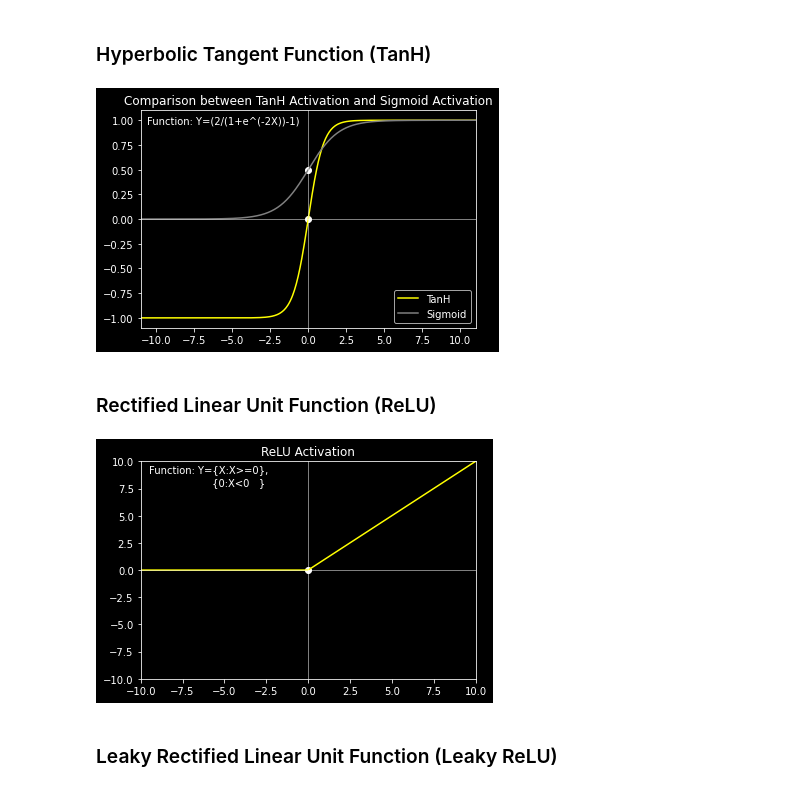
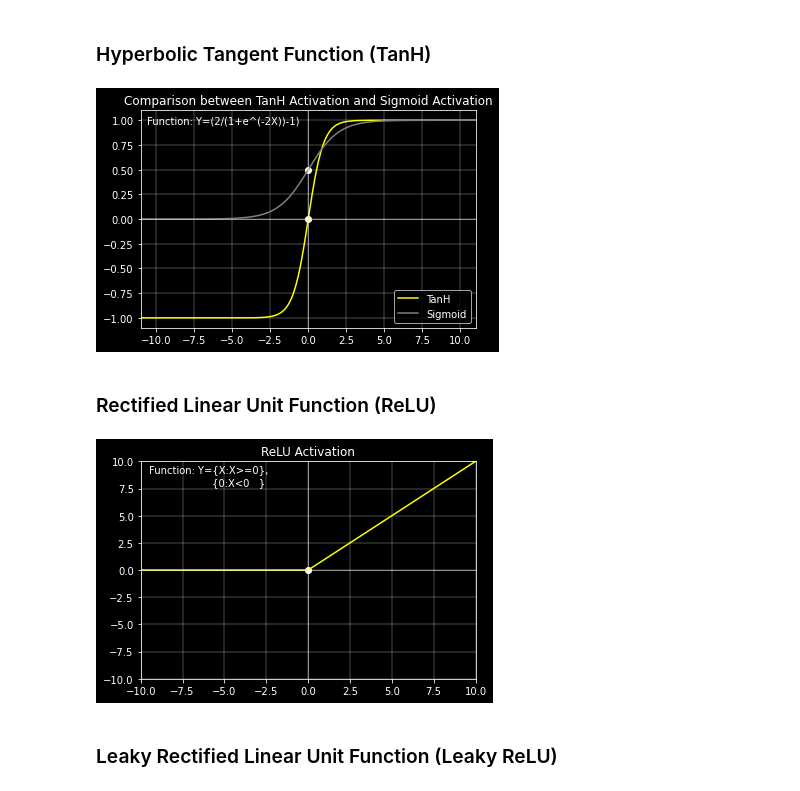
Before and after one commit to Diacod-I/ActivateFunk, a Jupyter notebook: Activate.ipynb, the cells around one changed output. Saved outputs shown, nothing was run; the diff lists cells and outputs as text; code cells hidden in the pictures.

```diff
--- a/Activate.ipynb
+++ b/Activate.ipynb
@@ -70,20 +73,21 @@ SoftMax Activation is used for multiclass classifcation problems. This is used i
 # %%
 f=np.vectorize(lambda x:(2/(1+exp(-2*x))-1))
 plt.title("Comparison between TanH Activation and Sigmoid Activation")
 plt.plot(x,f(x),c='yellow')
 g = np.vectorize(lambda x: 1/(1+exp(-x)))
 plt.plot(x,g(x),c='grey')
 plt.scatter(0,0,c='white')
 plt.axhline(0, color='white', linewidth=.5)
 plt.axvline(0, color='white', linewidth=.5)
 plt.scatter(0,g(0),c='white')
 plt.xlim(-11,11)
 plt.ylim(-1.1,1.1)
 plt.text(-10.6,0.97,"Function: Y=(2/(1+e^(-2X))-1)")
 plt.legend(['TanH','Sigmoid'],loc='lower right')
+plt.grid(linewidth=0.3)
 plt.show()
 # %% [output]
-[figure, old version]
+[figure, new version]
 # %% [markdown]
 ### Rectified Linear Unit Function (ReLU)
 # %%
@@ -97,9 +101,10 @@ plt.ylim(-10,10)
 plt.scatter(0,0,c='white')
 plt.axhline(0, color='white', linewidth=.5)
 plt.axvline(0, color='white', linewidth=.5)
+plt.grid(linewidth=0.3)
 plt.show()
 # %% [output]
-[figure, old version]
+[figure, new version]
 # %% [markdown]
 ### Leaky Rectified Linear Unit Function (Leaky ReLU)
 # %% [markdown]
```
Also changed, not shown: parts of 12 cells of this notebook.
